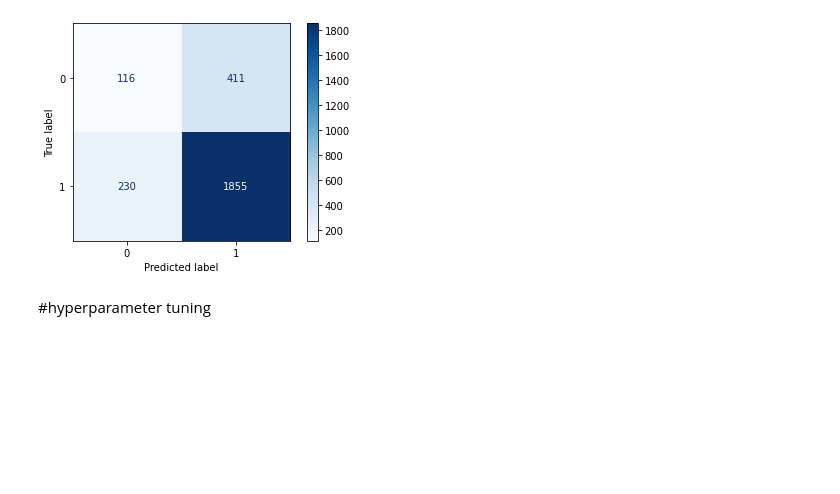
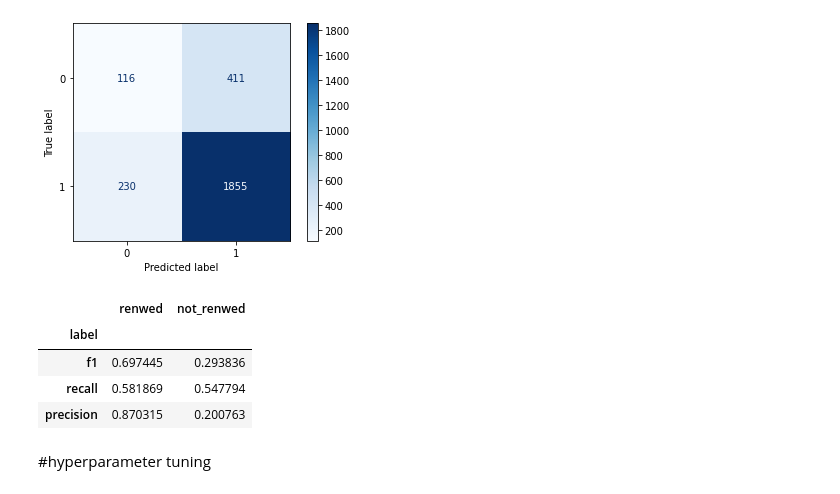
Before and after one commit to aakanksha023/EVAN, a Jupyter notebook: src/03_modelling/modelling.ipynb, the cells around one changed output. Cells and saved outputs as stored; diff of their text form; code cells hidden in the pictures; blank space fills up the shorter version.

```diff
--- a/src/03_modelling/modelling.ipynb
+++ b/src/03_modelling/modelling.ipynb
@@ -720,3 +638,11 @@ weighted avg       0.72      0.75      0.73      2612
 
 <sklearn.metrics._plot.confusion_matrix.ConfusionMatrixDisplay object at 0x...>
 [figure]
+# %%
+c
+# %% [output]
+|  | renwed | not_renwed |
+| label |  |  |
+| f1 | 0.697445 | 0.293836 |
+| recall | 0.581869 | 0.547794 |
+| precision | 0.870315 | 0.200763 |
```
Also changed, not shown: parts of 41 cells of this notebook, 1 other file.
